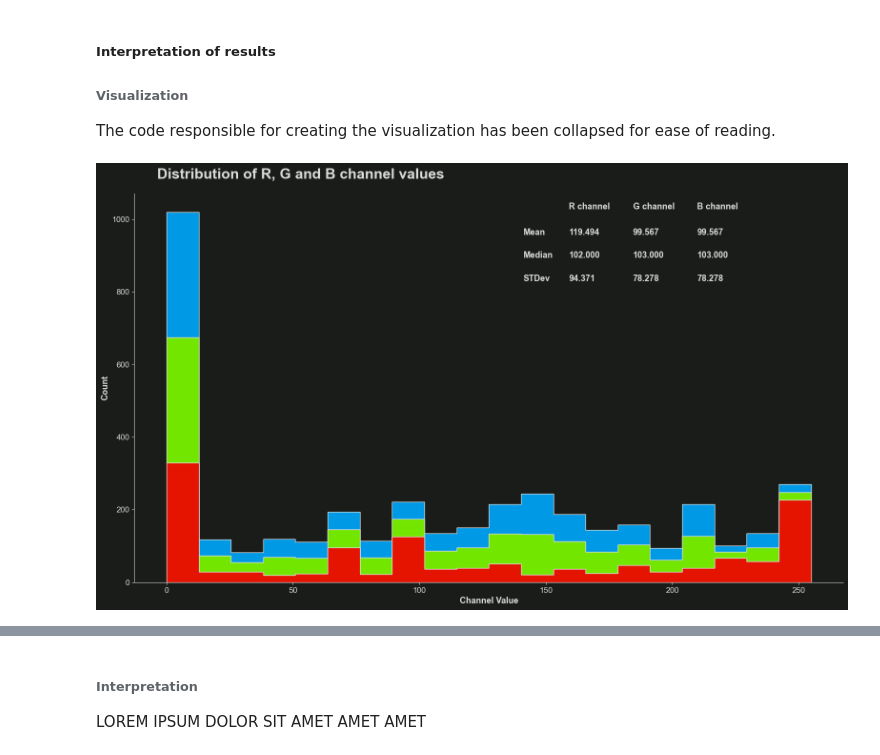
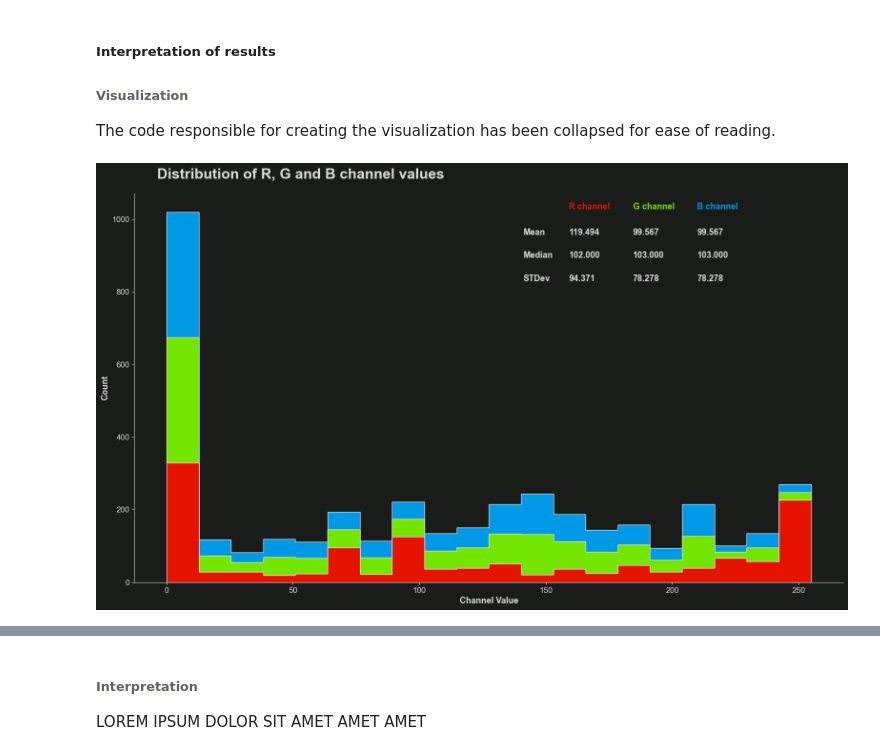
Before and after one commit to ejgenc/data-analysis_city-lines, a Jupyter notebook: notebooks/data-analysis.ipynb, the cells around one changed output, grey strips where cells are left out. Drawn from its saved outputs; the diff is of its cells as text; code cells hidden in the pictures.

Commit message:
Finished visualizing question eight.

```diff
--- a/notebooks/data-analysis.ipynb
+++ b/notebooks/data-analysis.ipynb
@@ -512,13 +513,14 @@ plt.figtext(s="Distribution of R, G and B channel values",
 # Annotate column headers and row values
 xloc = 0.60
 yloc = 0.85
-for col_header, innerDict in s_stat.items():
+for col_header, innerDict, color in zip(s_stat.keys(), s_stat.values(), ["#E51400", "#73E600", "#0099E6"]):
     plt.figtext(s="{}".format(col_header),
         x=xloc,
         y=yloc,
         va="baseline",
         ha="left",
         fontsize=13,
+        c=color,
         fontweight="bold")
     inneryloc = 0.80
     for value in innerDict.values():
@@ -541,31 +543,31 @@ for row_header in ["Mean", "Median", "STDev"]:
         x=xloc,
         y=yloc,
         va="baseline",
         ha="left",
         fontsize=13,
         fontweight="bold")
     yloc -= 0.045
 
 
 # axis labels
 ax.set_ylabel("Count",
               fontsize=13,
               fontweight="bold")
 
 ax.set_xlabel("Channel Value",
               fontsize=13,
               fontweight="bold")
 
 # spines and axes
 for spine in ["right", "top"]:
     ax.spines[spine].set_visible(False)
 
 # --- plotting ---
 hist = ax.hist(x=datasets,
                bins=20,
                histtype="stepfilled",
                stacked="true",
                color=["#E51400", "#73E600", "#0099E6"],
                edgecolor="#DBDDDB")
 # %% [output]
-[figure, old version]
+[figure, new version]
```
Also changed, not shown: parts of 7 cells of this notebook.
